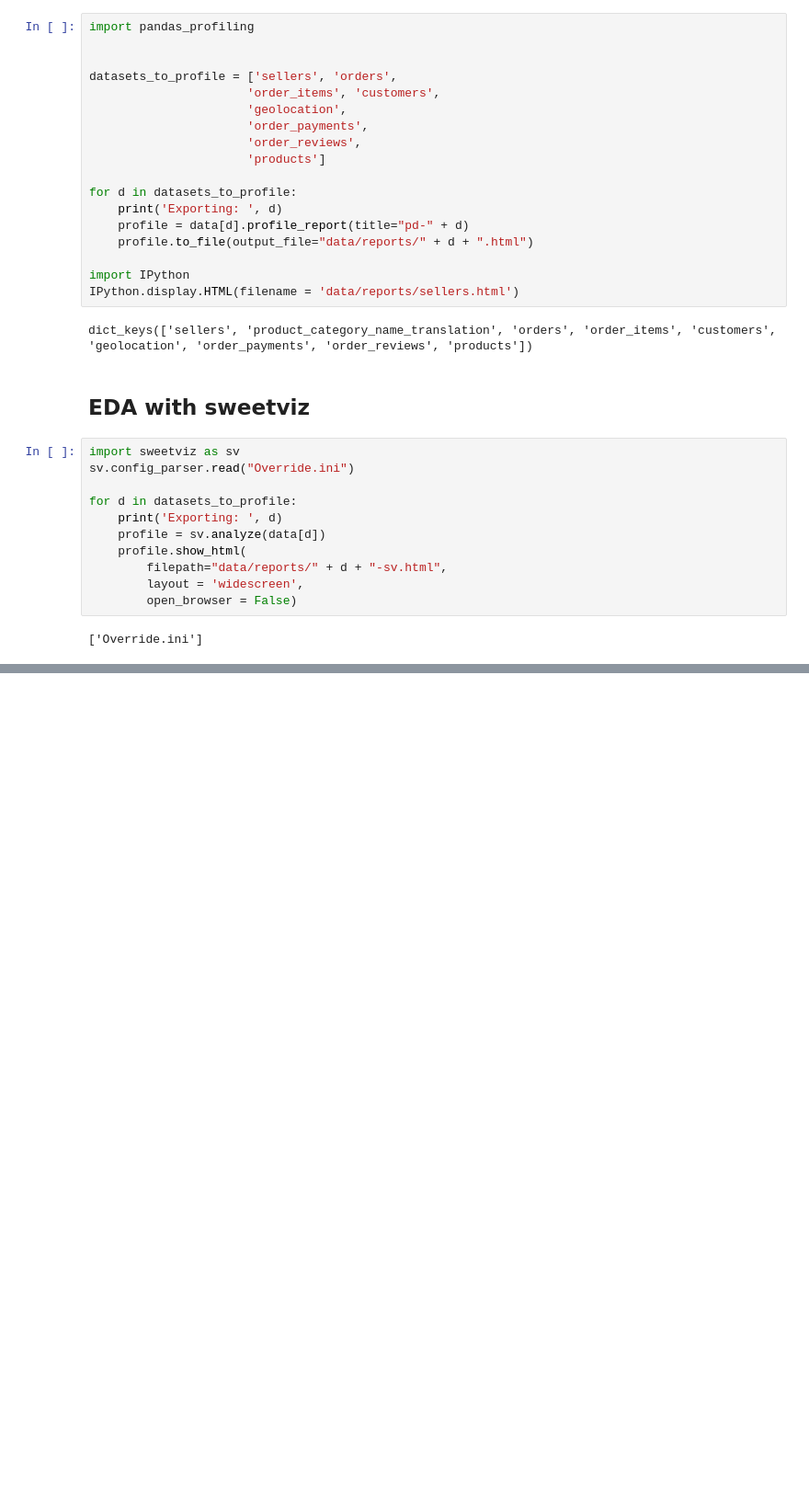
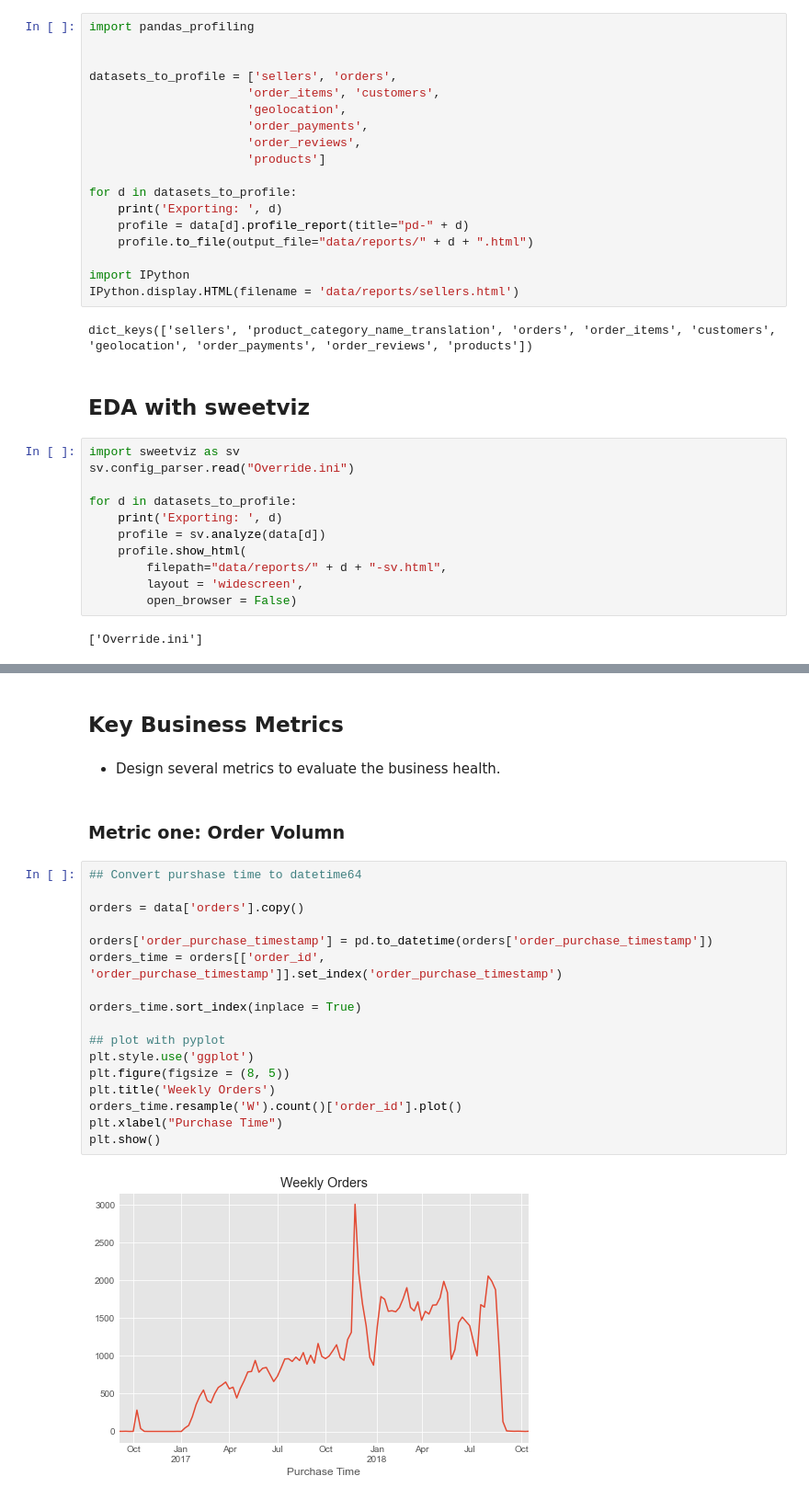
Before and after one commit to modiem/DataScience, a Jupyter notebook: eCommerceProject/01-data_preparation.ipynb, the cells around one changed output, grey strips where cells are left out. Shown at 92% size. Drawn from its saved outputs; the diff is of its cells as text; blank space fills up the shorter version.

Commit message:
EDA and metrics

```diff
--- a/eCommerceProject/01-data_preparation.ipynb
+++ b/eCommerceProject/01-data_preparation.ipynb
@@ -101,0 +225,25 @@ for d in datasets_to_profile:
+# %% [markdown]
+## Key Business Metrics
+# %% [markdown]
+- Design several metrics to evaluate the business health.
+# %% [markdown]
+### Metric one: Order Volumn
+# %%
+## Convert purshase time to datetime64
+
+orders = data['orders'].copy()
+
+orders['order_purchase_timestamp'] = pd.to_datetime(orders['order_purchase_timestamp'])
+orders_time = orders[['order_id', 'order_purchase_timestamp']].set_index('order_purchase_timestamp')
+
+orders_time.sort_index(inplace = True)
+
+## plot with pyplot
+plt.style.use('ggplot')
+plt.figure(figsize = (8, 5))
+plt.title('Weekly Orders')
+orders_time.resample('W').count()['order_id'].plot()
+plt.xlabel("Purchase Time")
+plt.show()
+# %% [output]
+[figure, added]
```
Also changed, not shown: parts of 34 cells of this notebook.
